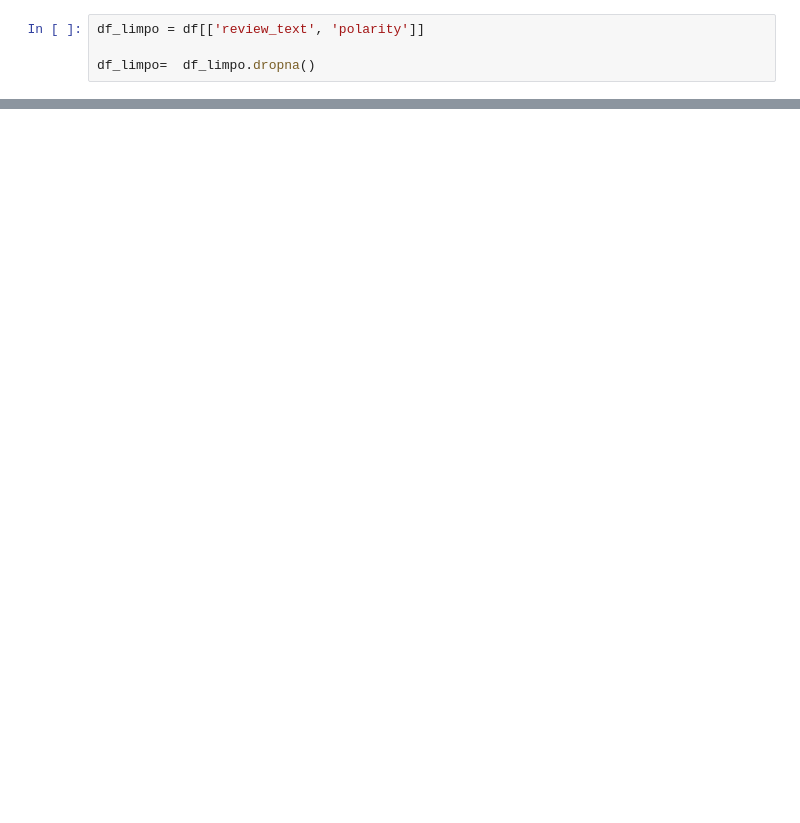
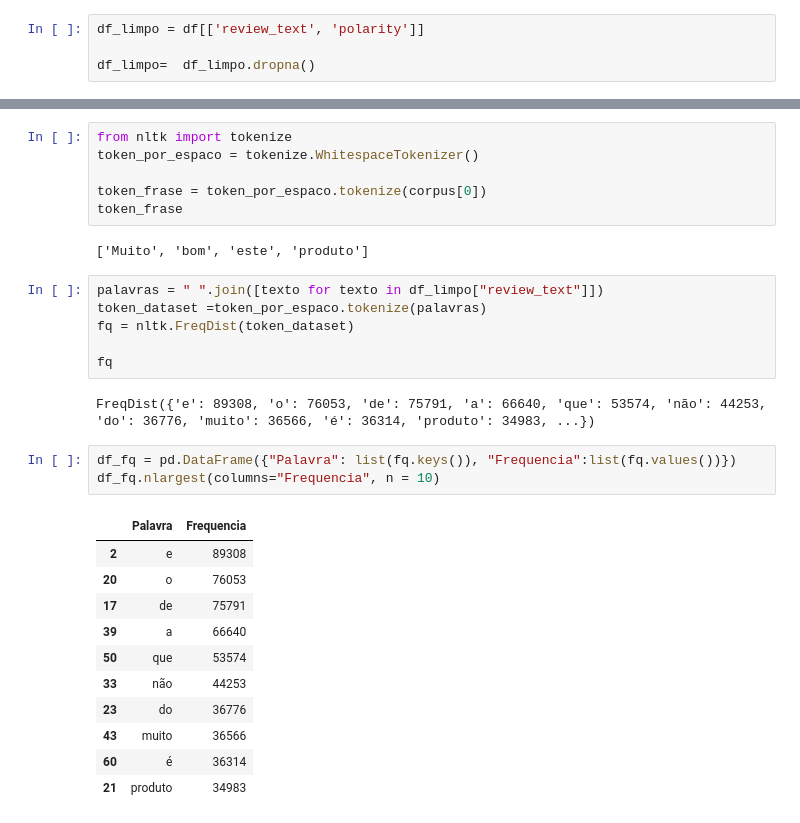
Before and after one commit to RodrigoVidalfbs/NLP, a Jupyter notebook: nlp.ipynb, the cells around one changed output, grey strips where cells are left out. Drawn from its saved outputs; the diff is of its cells as text; blank space fills up the shorter version.

```diff
--- a/nlp.ipynb
+++ b/nlp.ipynb
@@ -37,0 +79,31 @@ ValueError: could not convert string to float: 'Amei perfeito mais bonito pessoa
+# %%
+from nltk import tokenize
+token_por_espaco = tokenize.WhitespaceTokenizer()
+
+token_frase = token_por_espaco.tokenize(corpus[0])
+token_frase
+# %% [output]
+['Muito', 'bom', 'este', 'produto']
+# %%
+palavras = " ".join([texto for texto in df_limpo["review_text"]])
+token_dataset =token_por_espaco.tokenize(palavras)
+fq = nltk.FreqDist(token_dataset)
+
+fq
+# %% [output]
+FreqDist({'e': 89308, 'o': 76053, 'de': 75791, 'a': 66640, 'que': 53574, 'não': 44253, 'do': 36776, 'muito': 36566, 'é': 36314, 'produto': 34983, ...})
+# %%
+df_fq = pd.DataFrame({"Palavra": list(fq.keys()), "Frequencia":list(fq.values())})
+df_fq.nlargest(columns="Frequencia", n = 10)
+# %% [output]
+|  | Palavra | Frequencia |
+| 2 | e | 89308 |
+| 20 | o | 76053 |
+| 17 | de | 75791 |
+| 39 | a | 66640 |
+| 50 | que | 53574 |
+| 33 | não | 44253 |
+| 23 | do | 36776 |
+| 43 | muito | 36566 |
+| 60 | é | 36314 |
+| 21 | produto | 34983 |
```
Also changed, not shown: parts of 10 cells of this notebook.
